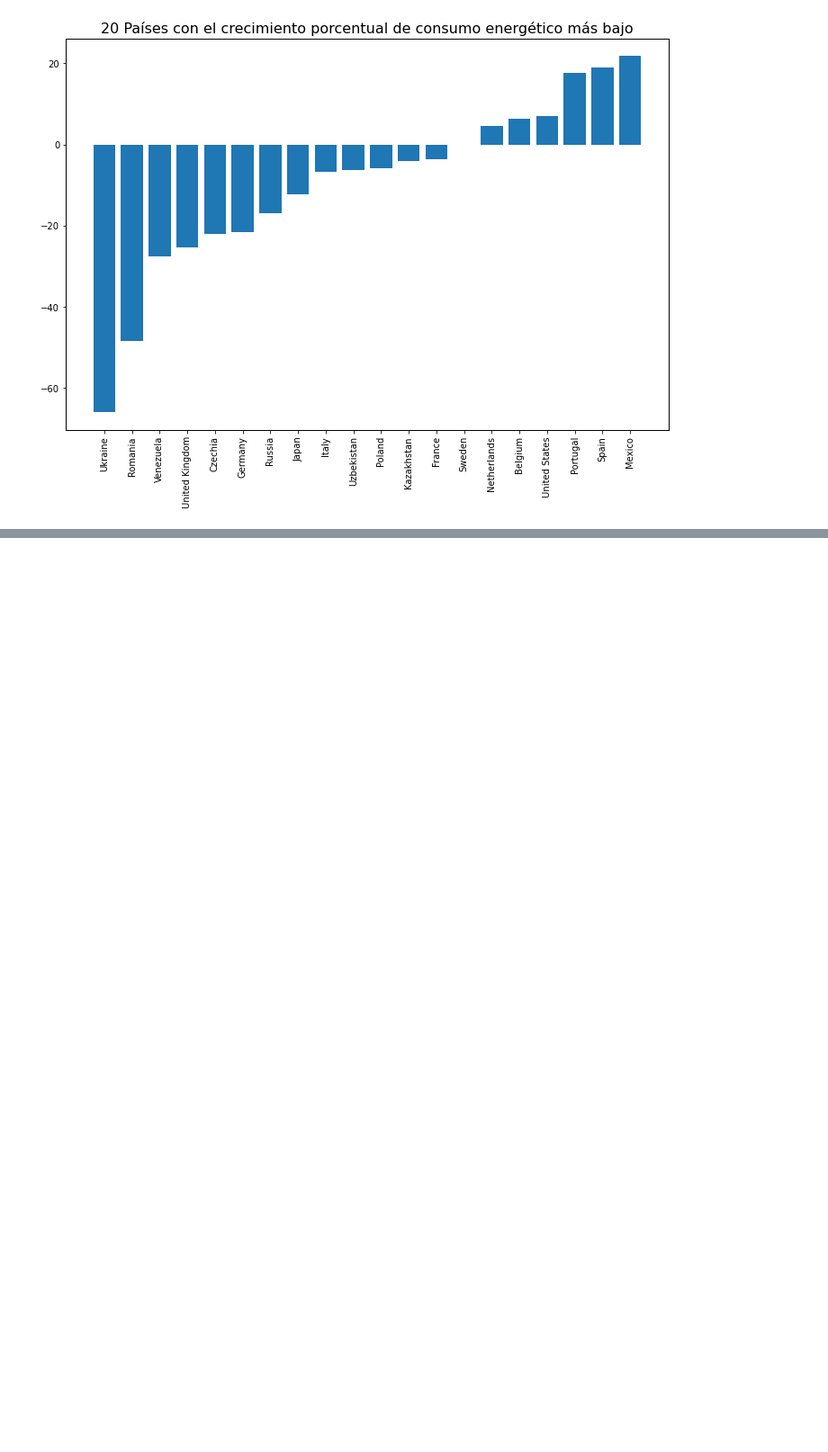
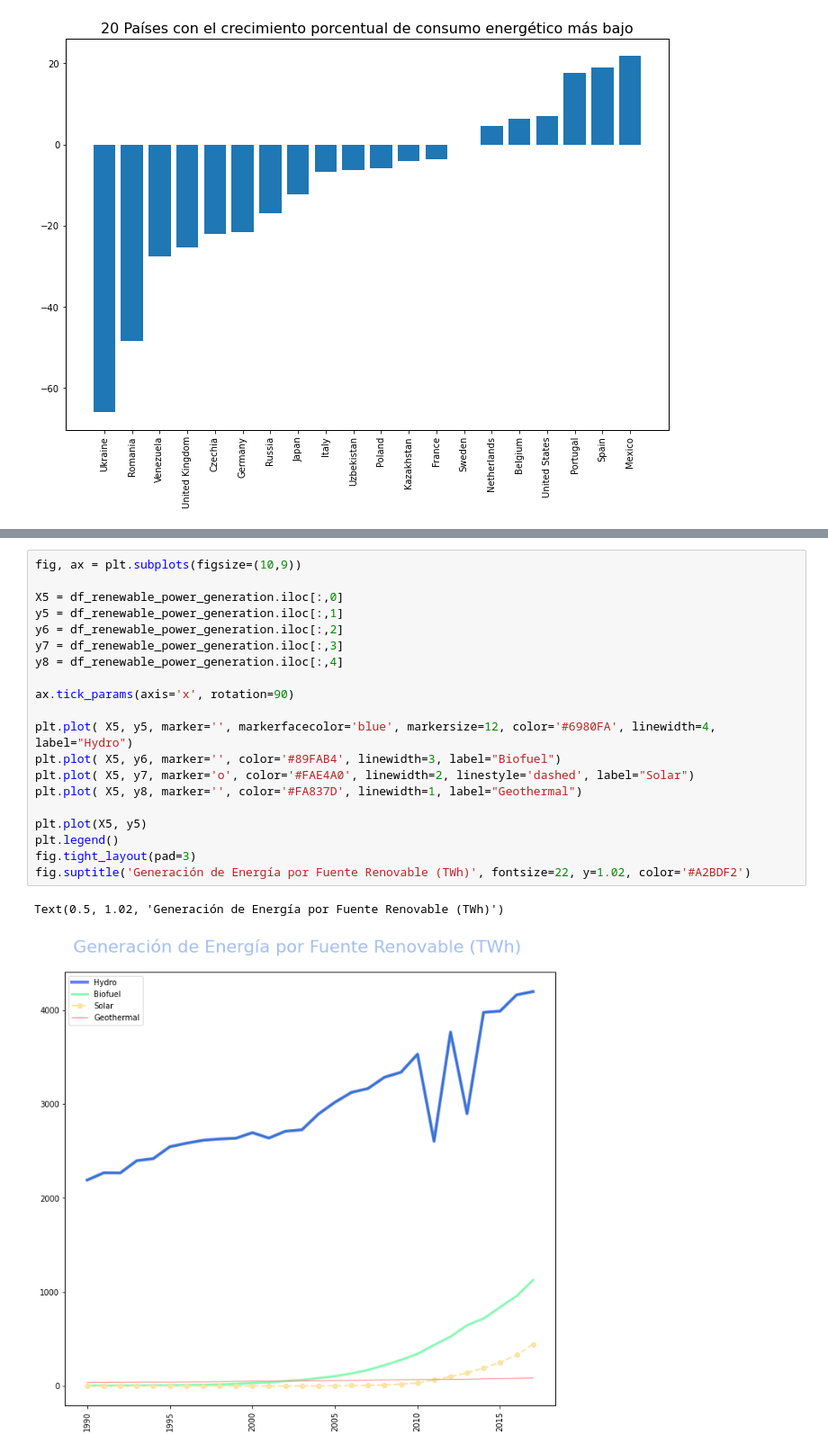
Before and after one commit to malvaradogcode/ProyectBootcamp, a Jupyter notebook: src/eda.ipynb, the cells around one changed output, grey strips where cells are left out. Shown: that part at 90% size. Cells and saved outputs as stored; diff of their text form; blank space fills up the shorter version.

```diff
--- a/src/eda.ipynb
+++ b/src/eda.ipynb
@@ -442,0 +570,23 @@ plt.bar(Xpct, ypct)
+# %%
+fig, ax = plt.subplots(figsize=(10,9))
+
+X5 = df_renewable_power_generation.iloc[:,0]
+y5 = df_renewable_power_generation.iloc[:,1]
+y6 = df_renewable_power_generation.iloc[:,2]
+y7 = df_renewable_power_generation.iloc[:,3]
+y8 = df_renewable_power_generation.iloc[:,4]
+
+ax.tick_params(axis='x', rotation=90)
+
+plt.plot( X5, y5, marker='', markerfacecolor='blue', markersize=12, color='#6980FA', linewidth=4, label="Hydro")
+plt.plot( X5, y6, marker='', color='#89FAB4', linewidth=3, label="Biofuel")
+plt.plot( X5, y7, marker='o', color='#FAE4A0', linewidth=2, linestyle='dashed', label="Solar")
+plt.plot( X5, y8, marker='', color='#FA837D', linewidth=1, label="Geothermal")
+
+plt.plot(X5, y5)
+plt.legend()
+fig.tight_layout(pad=3)
+fig.suptitle('Generación de Energía por Fuente Renovable (TWh)', fontsize=22, y=1.02, color='#A2BDF2')
+# %% [output]
+Text(0.5, 1.02, 'Generación de Energía por Fuente Renovable (TWh)')
+[figure, added]
```
Also changed, not shown: parts of 14 cells of this notebook, 1 other file.
